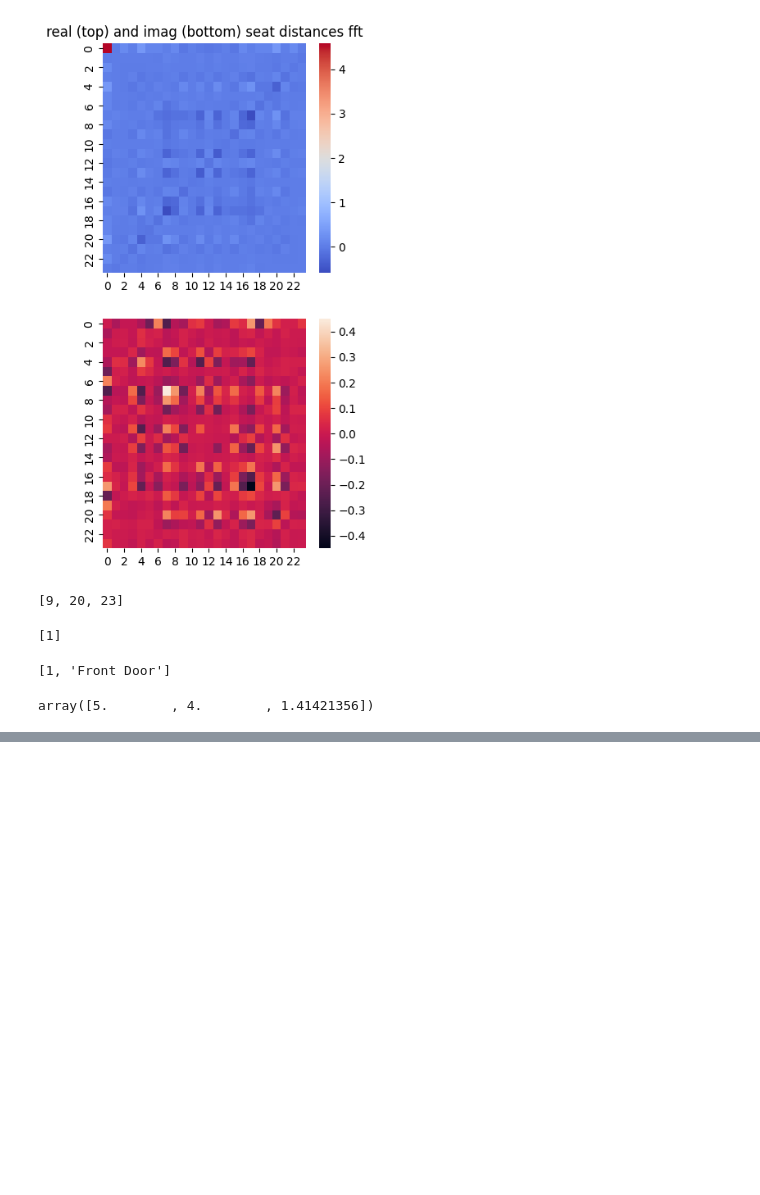
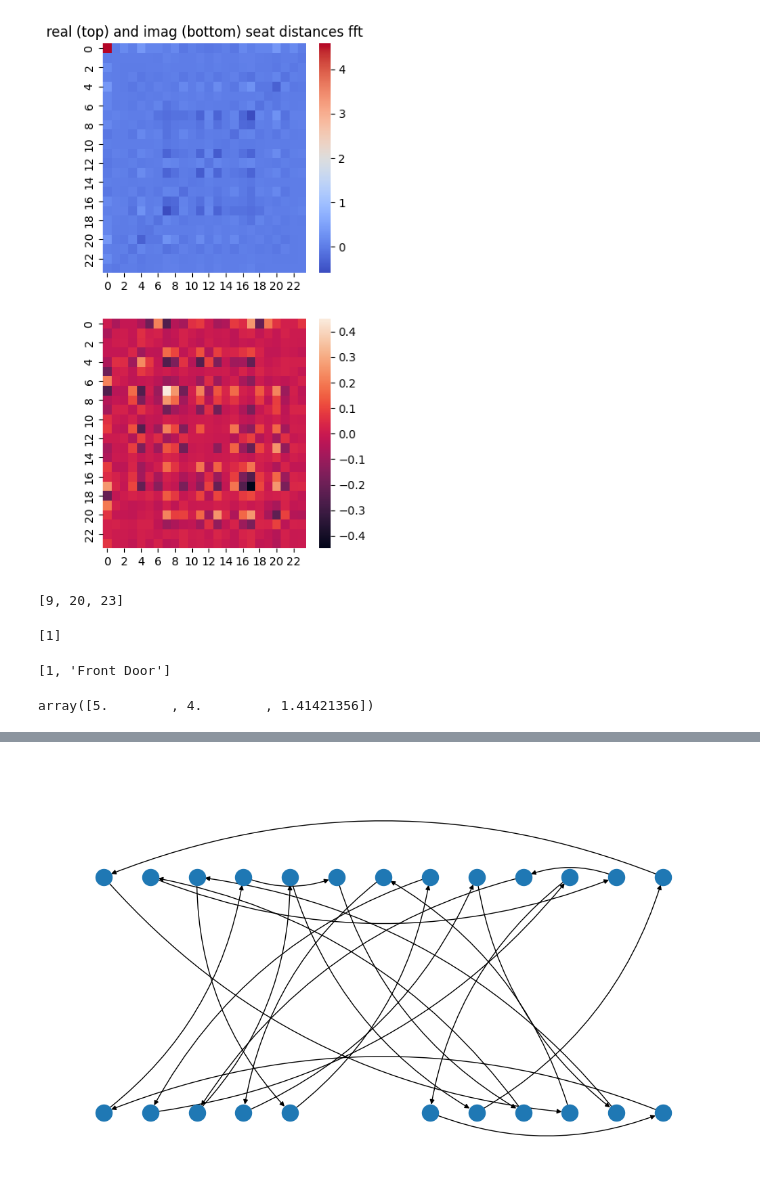
Before and after one commit to dtersegno/nz-seats, a Jupyter notebook: seats.ipynb, the cells around one changed output, grey strips where cells are left out. Cells and saved outputs as stored; diff of their text form; code cells hidden in the pictures; blank space fills up the shorter version.

```diff
--- a/seats.ipynb
+++ b/seats.ipynb
@@ -169,0 +313,6 @@ dict_keys(['Driver', 'Front Door', 1, 14, 18, 10, 7, 21, 15, 4, 22, 8, 16, 'toil
+# %%
+plt.figure(figsize = (10,6))
+nx.draw(g, pos = pos,
+    connectionstyle="arc3,rad=.2" )
+# %% [output]
+[figure, added]
```
Also changed, not shown: parts of 16 cells of this notebook.
